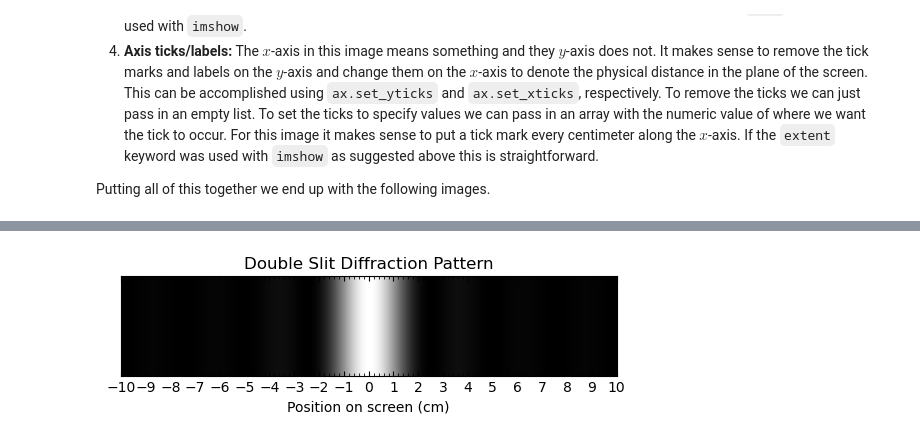
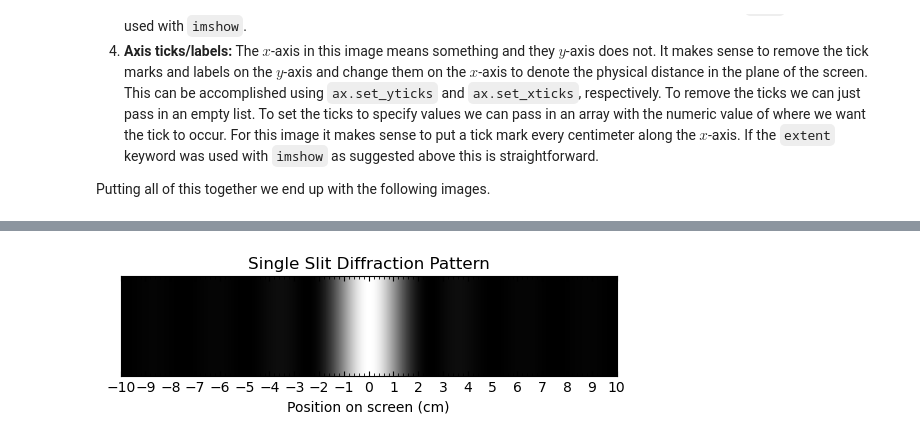
Before and after one commit to cwru-phys-250/p250-spring-2024, a Jupyter notebook: examples/FFT.ipynb, the cells around one changed output, grey strips where cells are left out. Saved outputs shown, nothing was run; the diff lists cells and outputs as text; code cells hidden in the pictures.

```diff
--- a/examples/FFT.ipynb
+++ b/examples/FFT.ipynb
@@ -437,9 +437,9 @@ Nhires = 100 * N
 ckhires = np.fft.rfft(A, n=Nhires)
 Itmp = np.abs(ckhires / N)**2
 Ihires = np.zeros(Nhires)
-Ihires[:Nhires//2+1] = Itmp[::-1]
 # Negative frequencies are the complex conjugate.
-Ihires[Nhires//2+1:] = Itmp[1:-1].conj()
+Ihires[:Nhires//2+1] = Itmp[::-1].conj()
+Ihires[Nhires//2+1:] = Itmp[1:-1]
 
 fig = plt.figure()
 ax = fig.add_subplot(111)
@@ -479,10 +479,10 @@ ax.set_title('Double Slit Diffraction Pattern');
 # %%
 fig = plt.figure()
 ax = fig.add_subplot(111)
 dg = ax.imshow([Ihires,], extent=[xhires[0], xhires[-1], 0, 4], cmap='gray')
 ax.set_yticks([])
 ax.set_xticks(np.arange(-L/2, L/2+0.1, 1))
 ax.set_xlabel('Position on screen (cm)')
-ax.set_title('Double Slit Diffraction Pattern');
+ax.set_title('Single Slit Diffraction Pattern');
 # %% [output]
-[figure, old version]
+[figure, new version]
```
Also changed, not shown: parts of 9 cells of this notebook.
